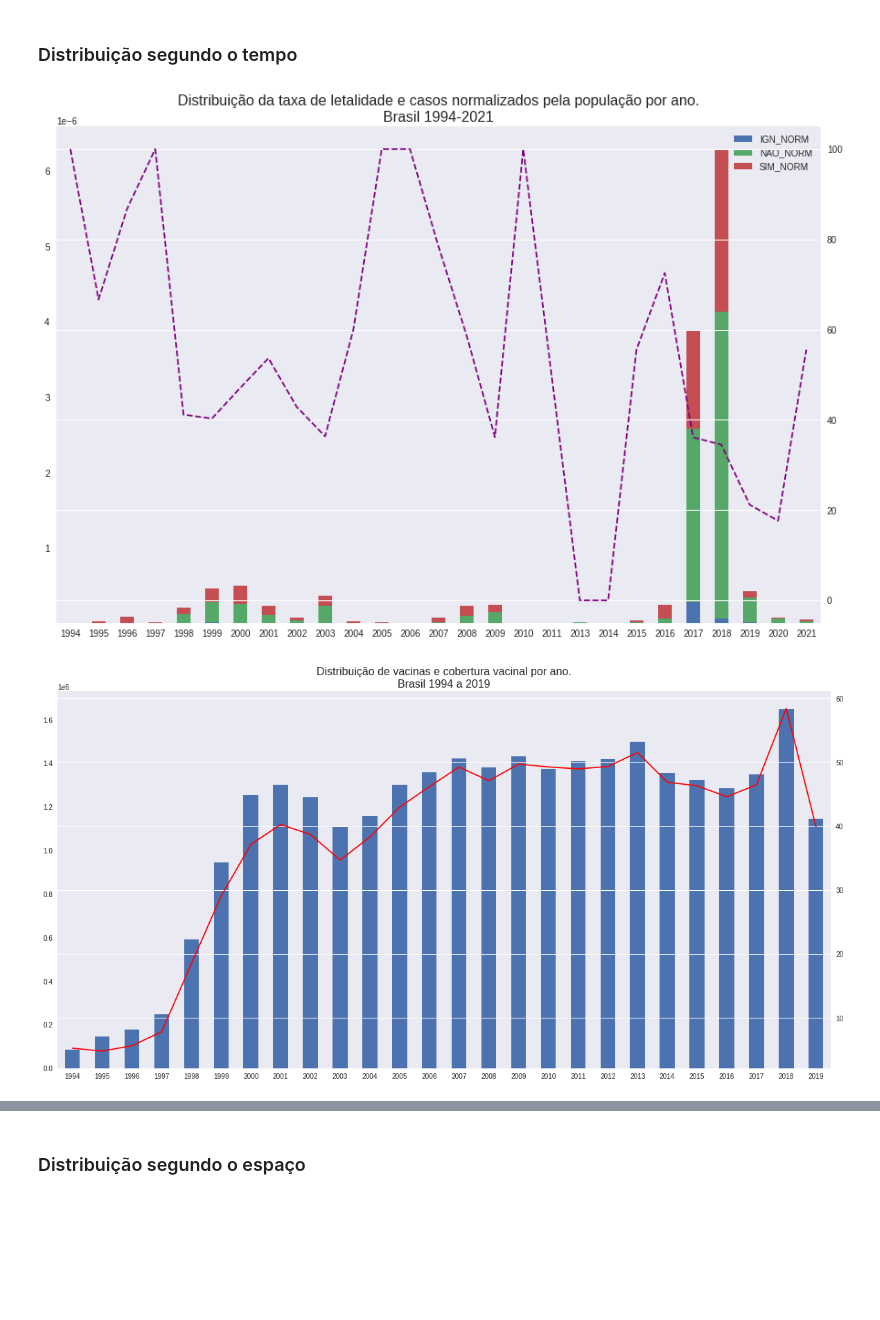
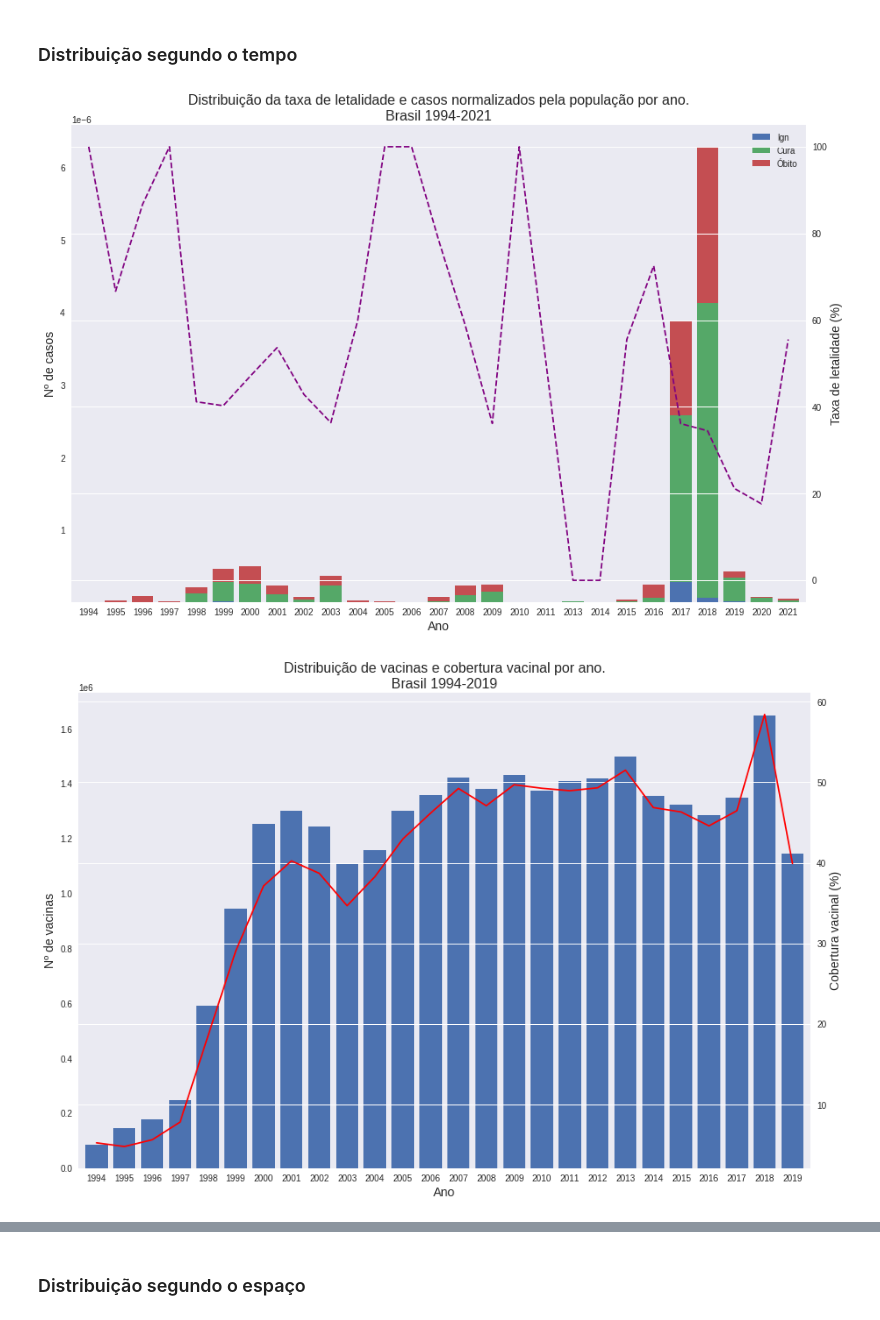
Before and after one commit to pedrosena138/if1007-tasi4, a Jupyter notebook: Analise_de_casos_de_febre_amarela_em_humanos.ipynb, the cells around one changed output, grey strips where cells are left out. Cells and saved outputs as stored; diff of their text form; code cells hidden in the pictures; blank space fills up the shorter version.

```diff
--- a/Analise_de_casos_de_febre_amarela_em_humanos.ipynb
+++ b/Analise_de_casos_de_febre_amarela_em_humanos.ipynb
@@ -235,15 +235,17 @@ df_norm['LETHA'] = df_norm.apply(lambda x: lethality_rate(x), axis=1)
 ### Distribuição segundo o tempo
 # %%
 years = df_norm['ANO'].values
-fig = plt.figure()
 r = np.arange(len(years))
 
-ax=plt.gca()
+fig, ax = plt.subplots()
 
-df_norm[['IGN_NORM', 'NAO_NORM', 'SIM_NORM']].plot(label=['Ign', 'Cura', 'Óbito'], kind='bar', stacked=True, ax=ax)
-df_norm['LETHA'].plot(color='purple', secondary_y=True, linestyle='dashed', ax=ax)
+first_ax = df_norm.rename(columns={'IGN_NORM': 'Ign', 'NAO_NORM': 'Cura', 'SIM_NORM': 'Óbito'})[['Ign', 'Cura', 'Óbito']].plot(kind='bar', width=.8, stacked=True, ax=ax)
+second_ax = df_norm['LETHA'].plot(color='purple', label='Letalidade', secondary_y=True, linestyle='dashed', ax=first_ax)
 
-plt.xlabel('Ano', fontsize=12)
+ax.set_xlabel('Ano', fontsize=14)
+first_ax.set_ylabel('Nº de casos', fontsize=14)
+second_ax.set_ylabel('Taxa de letalidade (%)', fontsize=14)
+
 plt.xticks(r, years)
 
 plt.title('Distribuição da taxa de letalidade e casos normalizados pela população por ano.\nBrasil 1994-2021', fontsize=16)
@@ -253,20 +255,25 @@ fig.set_figheight(10)
 
 plt.show()
 # %% [output]
-[figure, old version]
+[figure, new version]
 # %%
 years = df_vaccines['ANO'].unique()
 r = np.arange(len(years))
-ax = plt.gca()
-# fig = plt.figure()
+fig, ax = plt.subplots()
 
-df_vaccines['QTD_VACINAS'].plot(kind='bar', label='Vacinas', ax=ax)
-df_vaccines['COBERTURAS_VACINAIS'].plot(color='red', label='Cobertura vacinal', secondary_y=True, ax=ax, figsize=(20,10))
+first_ax = df_vaccines['QTD_VACINAS'].plot(kind='bar', label='Vacinas', width=.8, ax=ax)
+second_ax = df_vaccines['COBERTURAS_VACINAIS'].plot(color='red', label='Cobertura vacinal', secondary_y=True, ax=first_ax)
 
-plt.xlabel('Ano', fontsize=12)
+ax.set_xlabel('Ano', fontsize=14)
+first_ax.set_ylabel('Nº de vacinas', fontsize=14)
+second_ax.set_ylabel('Cobertura vacinal (%)', fontsize=14)
+
+fig.set_figwidth(15)
+fig.set_figheight(10)
+
 plt.xticks(r, years)
-plt.title('Distribuição de vacinas e cobertura vacinal por ano.\nBrasil 1994 a 2019', fontsize=16)
+plt.title('Distribuição de vacinas e cobertura vacinal por ano.\nBrasil 1994-2019', fontsize=16)
 
 plt.show()
 # %% [output]
-[figure, old version]
+[figure, new version]
```
Also changed, not shown: parts of 4 cells of this notebook.
